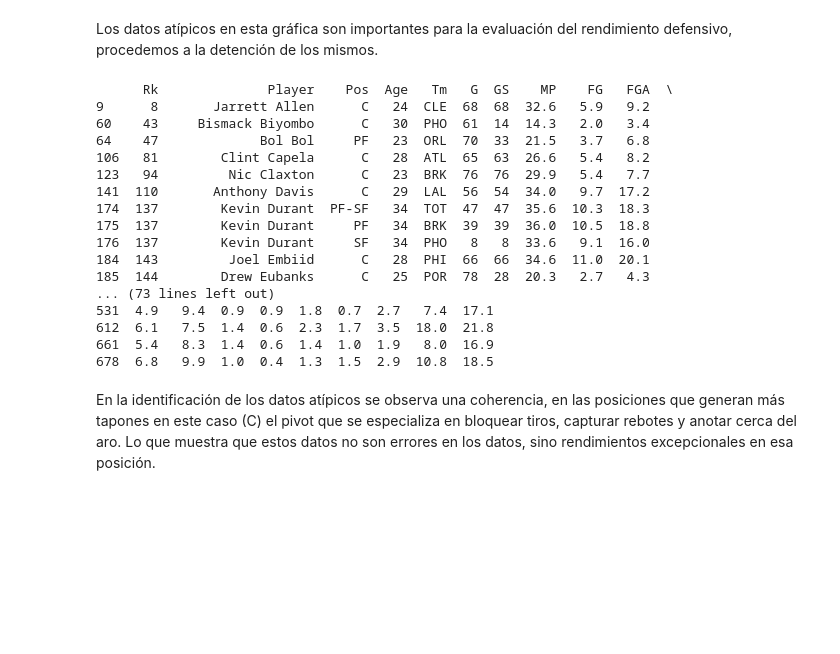
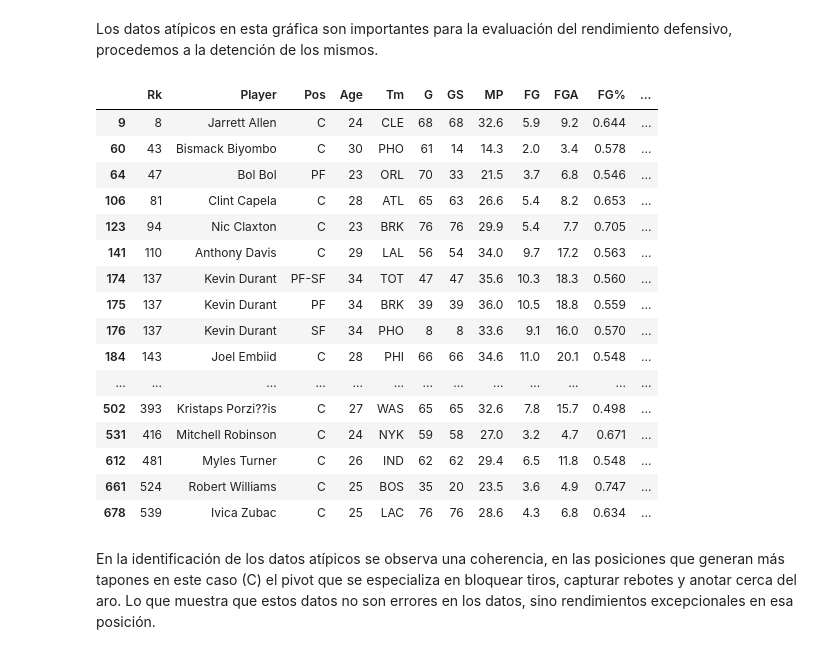
Before and after one commit to ItziCG/EDA_NBA, a Jupyter notebook: src/utils/EDA.ipynb, the cells around one changed output. Cells and saved outputs as stored; diff of their text form; code cells hidden in the pictures; blank space fills up the shorter version.

```diff
--- a/src/utils/EDA.ipynb
+++ b/src/utils/EDA.ipynb
@@ -499,34 +496,34 @@ Los datos atípicos en esta gráfica son importantes para la evaluación del ren
 # %%
 Q1 = df['BLK'].quantile(0.25)
 Q3 = df['BLK'].quantile(0.75)
 IQR = Q3 - Q1
 
 
 lower_bound = Q1 - 1.5 * IQR
 upper_bound = Q3 + 1.5 * IQR
 
 outliers = df[(df['BLK'] < lower_bound) | (df['BLK'] > upper_bound)]
 
 
-print(outliers)
+outliers
 # %% [output]
-      Rk              Player    Pos  Age   Tm   G  GS    MP    FG   FGA  \
-9      8       Jarrett Allen      C   24  CLE  68  68  32.6   5.9   9.2
-60    43     Bismack Biyombo      C   30  PHO  61  14  14.3   2.0   3.4
-64    47             Bol Bol     PF   23  ORL  70  33  21.5   3.7   6.8
-106   81        Clint Capela      C   28  ATL  65  63  26.6   5.4   8.2
-123   94         Nic Claxton      C   23  BRK  76  76  29.9   5.4   7.7
-141  110       Anthony Davis      C   29  LAL  56  54  34.0   9.7  17.2
-174  137        Kevin Durant  PF-SF   34  TOT  47  47  35.6  10.3  18.3
-175  137        Kevin Durant     PF   34  BRK  39  39  36.0  10.5  18.8
-176  137        Kevin Durant     SF   34  PHO   8   8  33.6   9.1  16.0
-184  143         Joel Embiid      C   28  PHI  66  66  34.6  11.0  20.1
-185  144        Drew Eubanks      C   25  POR  78  28  20.3   2.7   4.3
-... (73 lines left out)
-531  4.9   9.4  0.9  0.9  1.8  0.7  2.7   7.4  17.1
-612  6.1   7.5  1.4  0.6  2.3  1.7  3.5  18.0  21.8
-661  5.4   8.3  1.4  0.6  1.4  1.0  1.9   8.0  16.9
-678  6.8   9.9  1.0  0.4  1.3  1.5  2.9  10.8  18.5
+|  | Rk | Player | Pos | Age | Tm | G | GS | MP | FG | FGA | FG% | ... |
+| 9 | 8 | Jarrett Allen | C | 24 | CLE | 68 | 68 | 32.6 | 5.9 | 9.2 | 0.644 | ... |
+| 60 | 43 | Bismack Biyombo | C | 30 | PHO | 61 | 14 | 14.3 | 2.0 | 3.4 | 0.578 | ... |
+| 64 | 47 | Bol Bol | PF | 23 | ORL | 70 | 33 | 21.5 | 3.7 | 6.8 | 0.546 | ... |
+| 106 | 81 | Clint Capela | C | 28 | ATL | 65 | 63 | 26.6 | 5.4 | 8.2 | 0.653 | ... |
+| 123 | 94 | Nic Claxton | C | 23 | BRK | 76 | 76 | 29.9 | 5.4 | 7.7 | 0.705 | ... |
+| 141 | 110 | Anthony Davis | C | 29 | LAL | 56 | 54 | 34.0 | 9.7 | 17.2 | 0.563 | ... |
+| 174 | 137 | Kevin Durant | PF-SF | 34 | TOT | 47 | 47 | 35.6 | 10.3 | 18.3 | 0.560 | ... |
+| 175 | 137 | Kevin Durant | PF | 34 | BRK | 39 | 39 | 36.0 | 10.5 | 18.8 | 0.559 | ... |
+| 176 | 137 | Kevin Durant | SF | 34 | PHO | 8 | 8 | 33.6 | 9.1 | 16.0 | 0.570 | ... |
+| 184 | 143 | Joel Embiid | C | 28 | PHI | 66 | 66 | 34.6 | 11.0 | 20.1 | 0.548 | ... |
+| ... | ... | ... | ... | ... | ... | ... | ... | ... | ... | ... | ... | ... |
+| 502 | 393 | Kristaps Porzi??is | C | 27 | WAS | 65 | 65 | 32.6 | 7.8 | 15.7 | 0.498 | ... |
+| 531 | 416 | Mitchell Robinson | C | 24 | NYK | 59 | 58 | 27.0 | 3.2 | 4.7 | 0.671 | ... |
+| 612 | 481 | Myles Turner | C | 26 | IND | 62 | 62 | 29.4 | 6.5 | 11.8 | 0.548 | ... |
+| 661 | 524 | Robert Williams | C | 25 | BOS | 35 | 20 | 23.5 | 3.6 | 4.9 | 0.747 | ... |
+| 678 | 539 | Ivica Zubac | C | 25 | LAC | 76 | 76 | 28.6 | 4.3 | 6.8 | 0.634 | ... |
 # %% [markdown]
 En la identificación de los datos atípicos se observa una coherencia, en las posiciones que generan más tapones en este caso (C) el pivot que se especializa en bloquear tiros, capturar rebotes y anotar cerca del aro. Lo que muestra que estos datos no son errores en los datos, sino rendimientos excepcionales en esa posición.
 # %%
```
Also changed, not shown: parts of 22 cells of this notebook.
